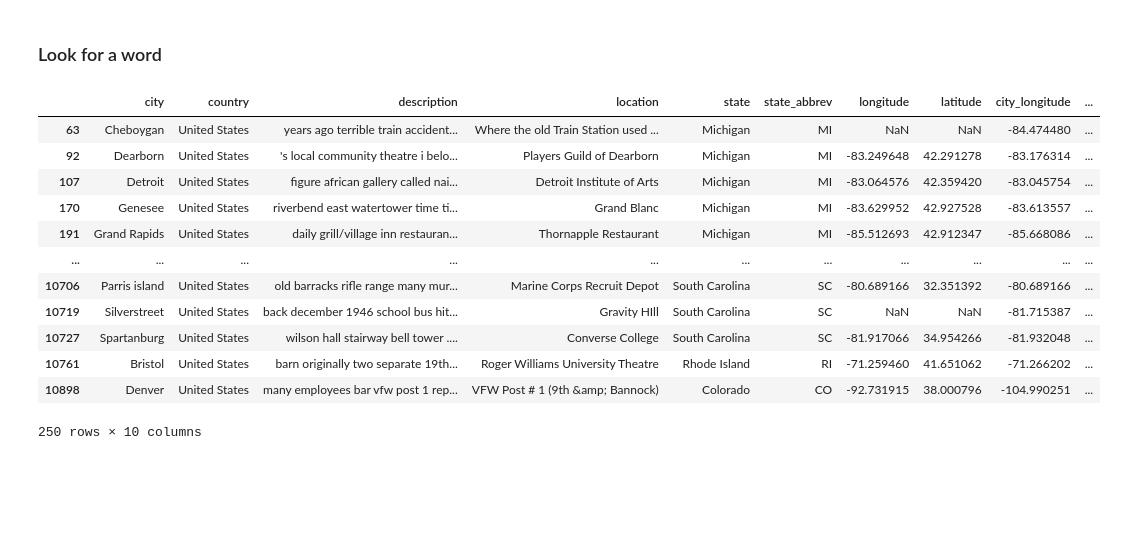
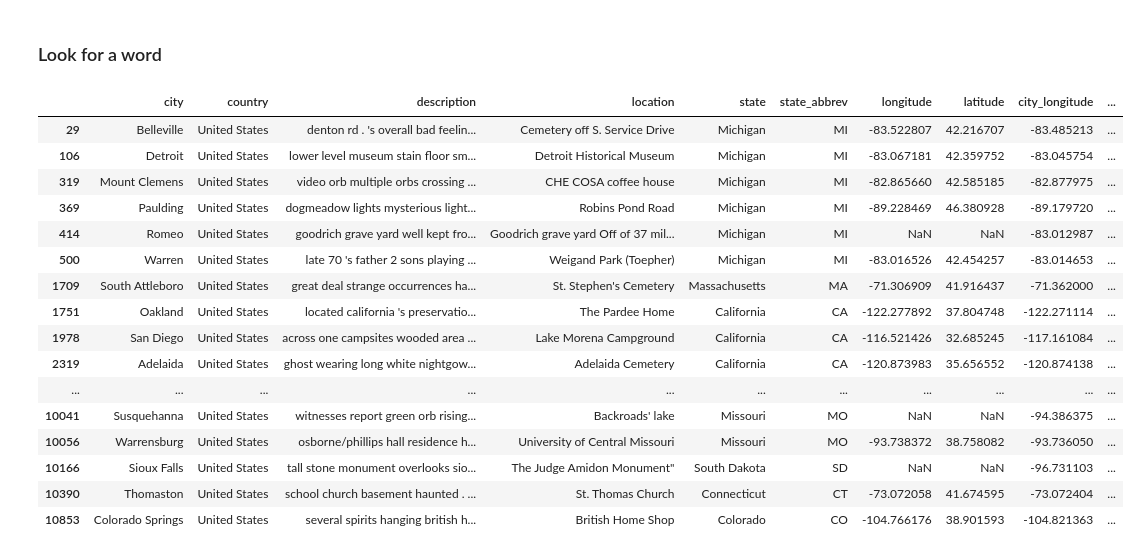
Before and after one commit to dgottschalk03/dsci_550_a1, a Jupyter notebook: notebooks/0.03-dg-raw_data-entry_viewer.ipynb, the cells around one changed output. Drawn from its saved outputs; the diff is of its cells as text; code cells hidden in the pictures; blank space fills up the shorter version.

```diff
--- a/notebooks/0.03-dg-raw_data-entry_viewer.ipynb
+++ b/notebooks/0.03-dg-raw_data-entry_viewer.ipynb
@@ -21,35 +21,39 @@ df_raw['description'][entry_no]
 ### Look for a word
 # %%
 # Interesting keywords: {"indian: 258", "john: 69", "president": 28}
-keyword = 'i'
+keyword = 'orb'
 df_raw[df_raw['description'].
         str.lower()
         .str.split()
         .explode()
         .str.strip()
         .eq(keyword)
         .groupby(level=0).any()
 ]
 
 df_cleaned[df_cleaned['description'].
        str.lower()
        .str.split()
        .explode()
        .str.strip()
        .eq(keyword)
        .groupby(level=0).any()
 ]
 # %% [output]
 |  | city | country | description | location | state | state_abbrev | longitude | latitude | city_longitude | ... |
-| 63 | Cheboygan | United States | years ago terrible train accident... | Where the old Train Station used ... | Michigan | MI | NaN | NaN | -84.474480 | ... |
-| 92 | Dearborn | United States | 's local community theatre i belo... | Players Guild of Dearborn | Michigan | MI | -83.249648 | 42.291278 | -83.176314 | ... |
-| 107 | Detroit | United States | figure african gallery called nai... | Detroit Institute of Arts | Michigan | MI | -83.064576 | 42.359420 | -83.045754 | ... |
-| 170 | Genesee | United States | riverbend east watertower time ti... | Grand Blanc | Michigan | MI | -83.629952 | 42.927528 | -83.613557 | ... |
-| 191 | Grand Rapids | United States | daily grill/village inn restauran... | Thornapple Restaurant | Michigan | MI | -85.512693 | 42.912347 | -85.668086 | ... |
+| 29 | Belleville | United States | denton rd . 's overall bad feelin... | Cemetery off S. Service Drive | Michigan | MI | -83.522807 | 42.216707 | -83.485213 | ... |
+| 106 | Detroit | United States | lower level museum stain floor sm... | Detroit Historical Museum | Michigan | MI | -83.067181 | 42.359752 | -83.045754 | ... |
+| 319 | Mount Clemens | United States | video orb multiple orbs crossing ... | CHE COSA coffee house | Michigan | MI | -82.865660 | 42.585185 | -82.877975 | ... |
+| 369 | Paulding | United States | dogmeadow lights mysterious light... | Robins Pond Road | Michigan | MI | -89.228469 | 46.380928 | -89.179720 | ... |
+| 414 | Romeo | United States | goodrich grave yard well kept fro... | Goodrich grave yard Off of 37 mil... | Michigan | MI | NaN | NaN | -83.012987 | ... |
+| 500 | Warren | United States | late 70 's father 2 sons playing ... | Weigand Park (Toepher) | Michigan | MI | -83.016526 | 42.454257 | -83.014653 | ... |
+| 1709 | South Attleboro | United States | great deal strange occurrences ha... | St. Stephen's Cemetery | Massachusetts | MA | -71.306909 | 41.916437 | -71.362000 | ... |
+| 1751 | Oakland | United States | located california 's preservatio... | The Pardee Home | California | CA | -122.277892 | 37.804748 | -122.271114 | ... |
+| 1978 | San Diego | United States | across one campsites wooded area ... | Lake Morena Campground | California | CA | -116.521426 | 32.685245 | -117.161084 | ... |
+| 2319 | Adelaida | United States | ghost wearing long white nightgow... | Adelaida Cemetery | California | CA | -120.873983 | 35.656552 | -120.874138 | ... |
 | ... | ... | ... | ... | ... | ... | ... | ... | ... | ... | ... |
-| 10706 | Parris island | United States | old barracks rifle range many mur... | Marine Corps Recruit Depot | South Carolina | SC | -80.689166 | 32.351392 | -80.689166 | ... |
-| 10719 | Silverstreet | United States | back december 1946 school bus hit... | Gravity HIll | South Carolina | SC | NaN | NaN | -81.715387 | ... |
-| 10727 | Spartanburg | United States | wilson hall stairway bell tower .... | Converse College | South Carolina | SC | -81.917066 | 34.954266 | -81.932048 | ... |
-| 10761 | Bristol | United States | barn originally two separate 19th... | Roger Williams University Theatre | Rhode Island | RI | -71.259460 | 41.651062 | -71.266202 | ... |
-| 10898 | Denver | United States | many employees bar vfw post 1 rep... | VFW Post # 1 (9th &amp; Bannock) | Colorado | CO | -92.731915 | 38.000796 | -104.990251 | ... |
+| 10041 | Susquehanna | United States | witnesses report green orb rising... | Backroads' lake | Missouri | MO | NaN | NaN | -94.386375 | ... |
+| 10056 | Warrensburg | United States | osborne/phillips hall residence h... | University of Central Missouri | Missouri | MO | -93.738372 | 38.758082 | -93.736050 | ... |
+| 10166 | Sioux Falls | United States | tall stone monument overlooks sio... | The Judge Amidon Monument" | South Dakota | SD | NaN | NaN | -96.731103 | ... |
+| 10390 | Thomaston | United States | school church basement haunted . ... | St. Thomas Church | Connecticut | CT | -73.072058 | 41.674595 | -73.072404 | ... |
+| 10853 | Colorado Springs | United States | several spirits hanging british h... | British Home Shop | Colorado | CO | -104.766176 | 38.901593 | -104.821363 | ... |
-250 rows × 10 columns
```
Also changed, not shown: 5 other files.
